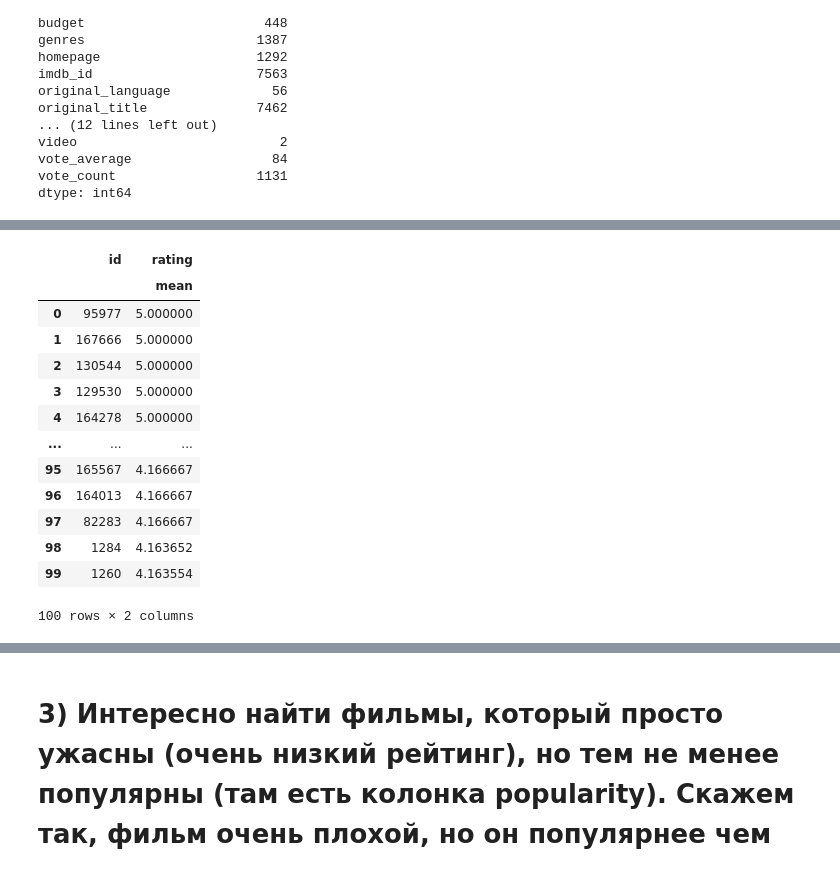
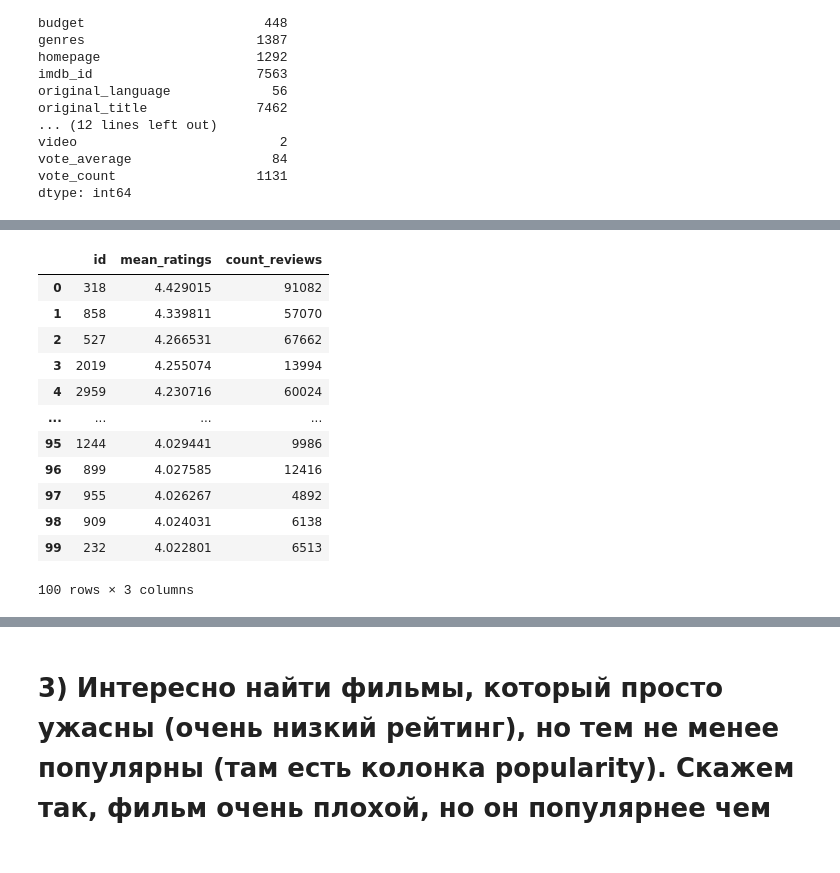
Before and after one commit to IlonaParik/SPBGU-Analitics-2021, a Jupyter notebook: homeworks/Villo/24_11_2021/24_11_21.ipynb, the cells around one changed output, grey strips where cells are left out. Saved outputs shown, nothing was run; the diff lists cells and outputs as text; code cells hidden in the pictures.

```diff
--- a/homeworks/Villo/24_11_2021/24_11_21.ipynb
+++ b/homeworks/Villo/24_11_2021/24_11_21.ipynb
@@ -151,6 +165,6 @@ AttributeError: ignored
 # %%
-all=ratings.merge(movies_metadata,on=["id"])
-all
+all_merged=ratings.merge(movies_metadata,on=["id"])
+all_merged
 # %% [output]
 |  | userId | id | rating | timestamp | adult | belongs_to_collection | budget | genres | homepage | ... |
 | 0 | 1 | 110 | 1.0 | 1425941529 | False | {'id': 131, 'name': 'Three Colors... | 0 | [{'id': 18, 'name': 'Drama'}, {'i... | NaN | ... |
@@ -188,5 +206,5 @@ dtype: int64
 # %%
-ratings_group=all.groupby('id').agg({'rating':['mean']})
+ratings_group=all_merged.groupby('id').agg({'rating':['mean', 'count']})
 
 ratings_group
 # %% [output]
@@ -207,0 +226,2 @@ ratings_group
+# %%
+ratings_group.columns = ['mean_ratings', 'count_reviews']
@@ -208 +245,3 @@ ratings_group
+# %%
+ratings_group = ratings_group[ratings_group['count_reviews'] > 99]
 # %%
@@ -229,24 +273,23 @@ ratings_bad100
 # %%
-ratings_good100=ratings_group.sort_values(by=('rating',  'mean'),ascending=False)
+ratings_good100=ratings_group.sort_values(by='mean_ratings',ascending=False)
 ratings_good100=ratings_good100.head(100)
 
 ratings_good100 = ratings_good100[0:].reset_index()
 ratings_good100
 # %% [output]
-|  | id | rating |
-|  |  | mean |
-| 0 | 95977 | 5.000000 |
-| 1 | 167666 | 5.000000 |
-| 2 | 130544 | 5.000000 |
-| 3 | 129530 | 5.000000 |
-| 4 | 164278 | 5.000000 |
-| ... | ... | ... |
-| 95 | 165567 | 4.166667 |
-| 96 | 164013 | 4.166667 |
-| 97 | 82283 | 4.166667 |
-| 98 | 1284 | 4.163652 |
-| 99 | 1260 | 4.163554 |
+|  | id | mean_ratings | count_reviews |
+| 0 | 318 | 4.429015 | 91082 |
+| 1 | 858 | 4.339811 | 57070 |
+| 2 | 527 | 4.266531 | 67662 |
+| 3 | 2019 | 4.255074 | 13994 |
+| 4 | 2959 | 4.230716 | 60024 |
+| ... | ... | ... | ... |
+| 95 | 1244 | 4.029441 | 9986 |
+| 96 | 899 | 4.027585 | 12416 |
+| 97 | 955 | 4.026267 | 4892 |
+| 98 | 909 | 4.024031 | 6138 |
+| 99 | 232 | 4.022801 | 6513 |
-100 rows × 2 columns
+100 rows × 3 columns
 # %%
 movies_metadata_title=movies_metadata[['id','original_title','popularity']]
 movies_metadata_title.dtypes
```
Also changed, not shown: parts of 29 cells of this notebook, 4 other files.
